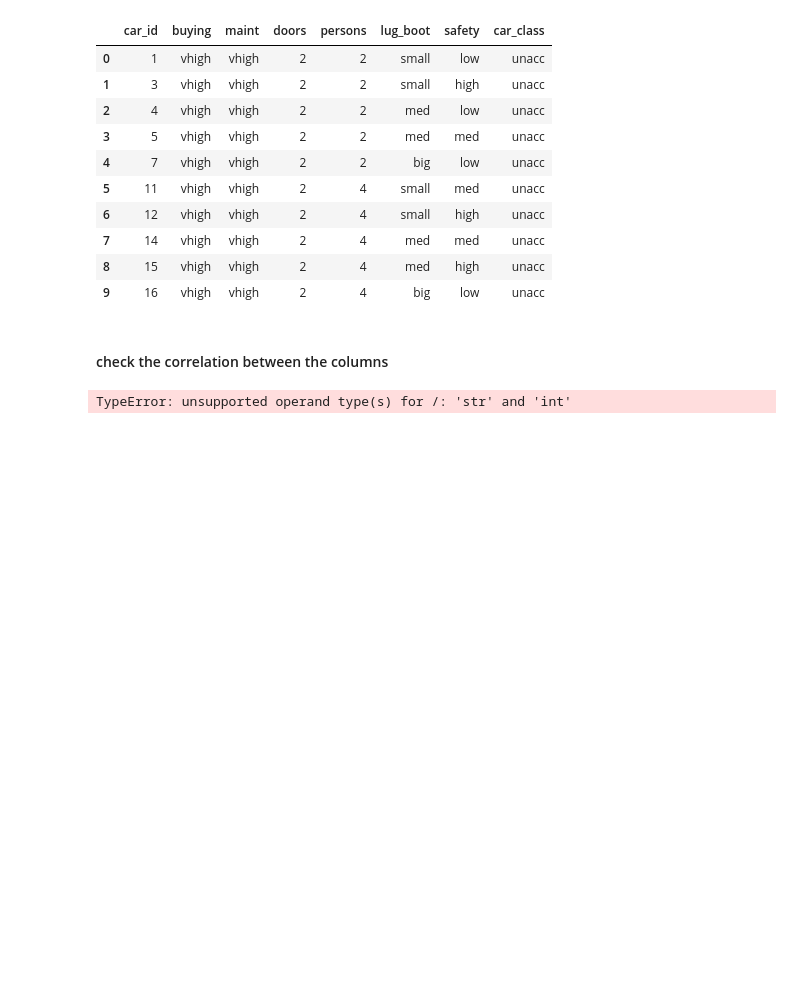
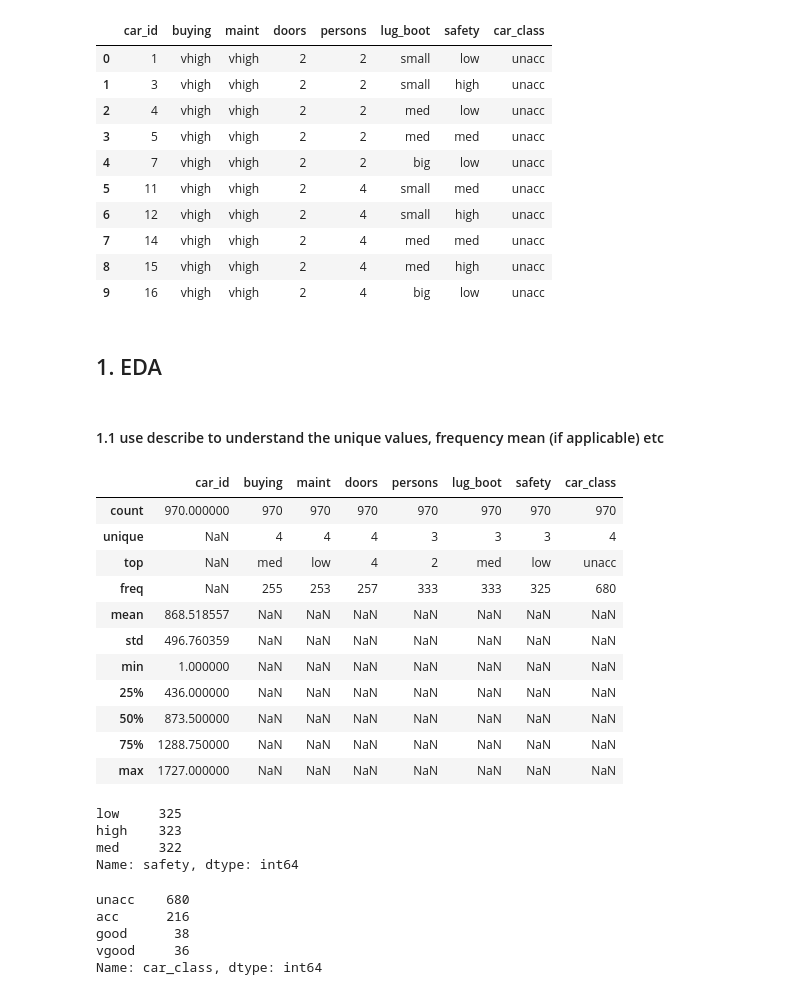
Before and after one commit to cjgeorge77/ga_projects, a Jupyter notebook: final_project/Car_classification_code.ipynb, the cells around one changed output. Cells and saved outputs as stored; diff of their text form; code cells hidden in the pictures; blank space fills up the shorter version.

```diff
--- a/final_project/Car_classification_code.ipynb
+++ b/final_project/Car_classification_code.ipynb
@@ -30,9 +30,40 @@ cars_training.head(10)
 | 7 | 14 | vhigh | vhigh | 2 | 4 | med | med | unacc |
 | 8 | 15 | vhigh | vhigh | 2 | 4 | med | high | unacc |
 | 9 | 16 | vhigh | vhigh | 2 | 4 | big | low | unacc |
-# %% [markdown]
-#### check the correlation between the columns
-# %%
-np.corrcoef(cars_training['buying'],cars_training['doors'])
-# %% [output]
-TypeError: unsupported operand type(s) for /: 'str' and 'int'
+# %% [markdown]
+## 1. EDA
+# %% [markdown]
+#### 1.1 use describe to understand the unique values, frequency mean (if applicable) etc
+# %%
+# Describe all columns, including non-numeric.
+cars_training.describe(include='all')
+# %% [output]
+|  | car_id | buying | maint | doors | persons | lug_boot | safety | car_class |
+| count | 970.000000 | 970 | 970 | 970 | 970 | 970 | 970 | 970 |
+| unique | NaN | 4 | 4 | 4 | 3 | 3 | 3 | 4 |
+| top | NaN | med | low | 4 | 2 | med | low | unacc |
+| freq | NaN | 255 | 253 | 257 | 333 | 333 | 325 | 680 |
+| mean | 868.518557 | NaN | NaN | NaN | NaN | NaN | NaN | NaN |
+| std | 496.760359 | NaN | NaN | NaN | NaN | NaN | NaN | NaN |
+| min | 1.000000 | NaN | NaN | NaN | NaN | NaN | NaN | NaN |
+| 25% | 436.000000 | NaN | NaN | NaN | NaN | NaN | NaN | NaN |
+| 50% | 873.500000 | NaN | NaN | NaN | NaN | NaN | NaN | NaN |
+| 75% | 1288.750000 | NaN | NaN | NaN | NaN | NaN | NaN | NaN |
+| max | 1727.000000 | NaN | NaN | NaN | NaN | NaN | NaN | NaN |
+# %%
+#understand class variance of the target variable
+cars_training.safety.value_counts()
+# %% [output]
+low     325
+high    323
+med     322
+Name: safety, dtype: int64
+# %%
+#understand class variance of the target variable
+cars_training.car_class.value_counts()
+# %% [output]
+unacc    680
+acc      216
+good      38
+vgood     36
+Name: car_class, dtype: int64
```
Also changed, not shown: parts of 17 cells of this notebook.
